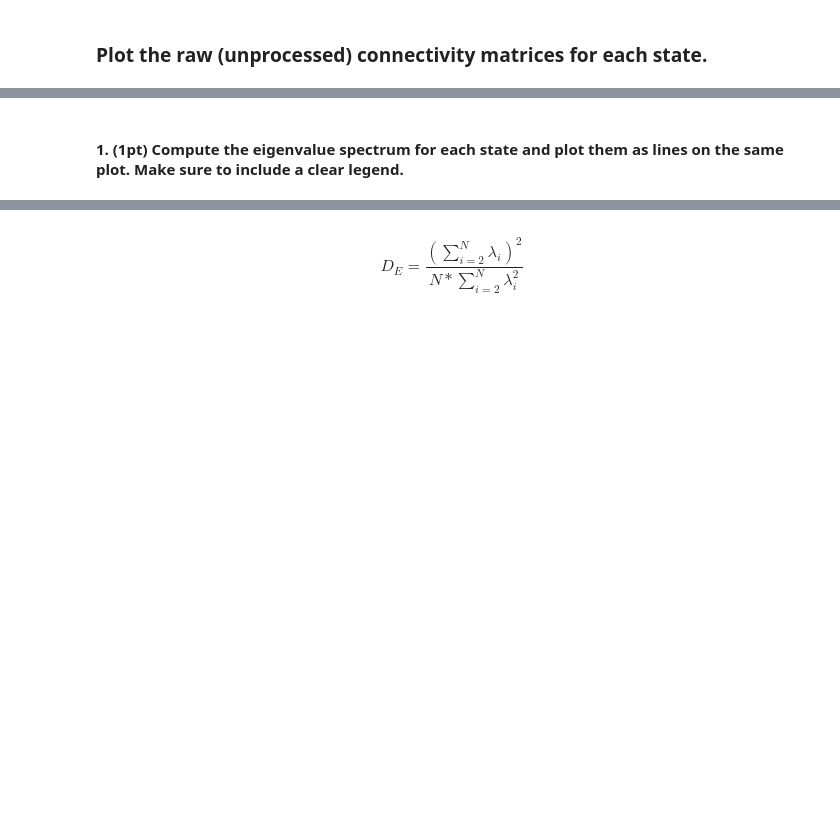
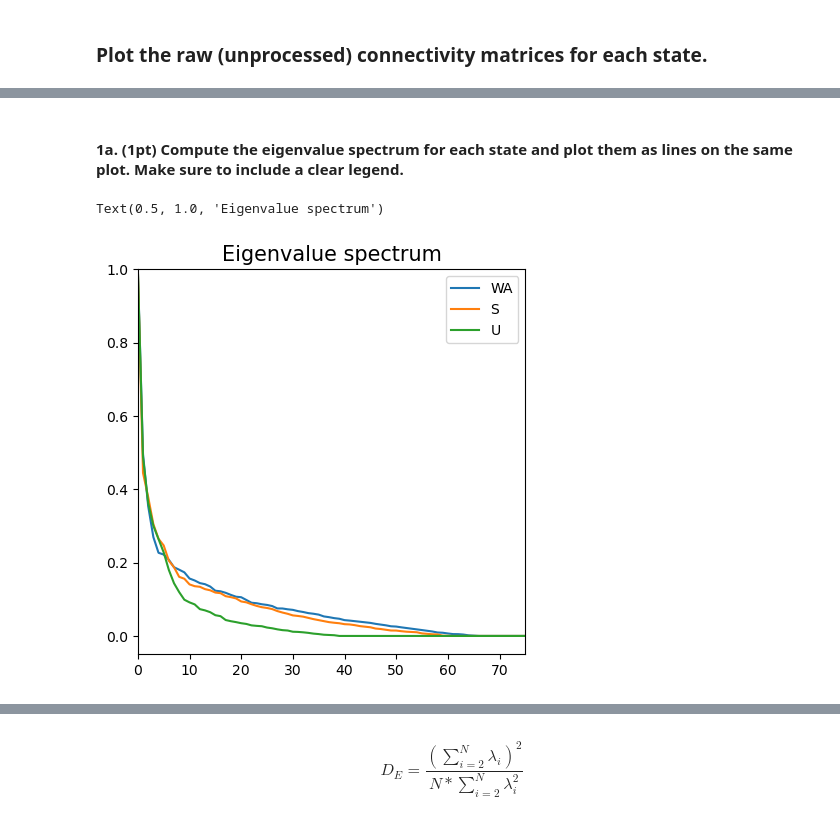
Before and after one commit to thisisadax/final-314, a Jupyter notebook: problems.ipynb, the cells around one changed output, grey strips where cells are left out. Saved outputs shown, nothing was run; the diff lists cells and outputs as text; code cells hidden in the pictures; blank space fills up the shorter version.

```diff
--- a/problems.ipynb
+++ b/problems.ipynb
@@ -22,19 +30,22 @@ fig.colorbar(cax, ax=axes[-1])
 # %% [markdown]
-#### 1. (1pt) Compute the eigenvalue spectrum for each state and plot them as lines on the same plot. Make sure to include a clear legend.
+#### 1a. (1pt) Compute the eigenvalue spectrum for each state and plot them as lines on the same plot. Make sure to include a clear legend.
 # %%
 # compute the SVD for each transition matrix and plot the eigenvalues values.
 states = ['WA', 'S', 'U']
 mat_contents = dict(np.load('preprocessed_matrices.npz', allow_pickle=True))
 preprocessed_matrices = {state: mat_contents[state] for state in states}
 
 fig, ax = plt.subplots(1,1,figsize=(5,5))
 for state in states:
     matrix = preprocessed_matrices[state]
-    eigenvalues = ???? # compute the eigenvalues of the matrix.
-    ???? # plot the eigenvalues for the current state.
+    eigenvalues = np.linalg.eigh(matrix)[0][::-1] # compute the eigenvalues of the matrix.
+    plt.plot(eigenvalues, label=state) # plot the eigenvalues for the current state.
 
 # Add a legend, set the y-axis limits, and set the title.
 ax.legend()
 ax.set_ylim(-0.05,1)
 ax.set_xlim(0,75)
 ax.set_title('Eigenvalue spectrum', fontsize=15)
+# %% [output]
+Text(0.5, 1.0, 'Eigenvalue spectrum')
+[figure, added]
```
Also changed, not shown: parts of 7 cells of this notebook, 2 other files.
